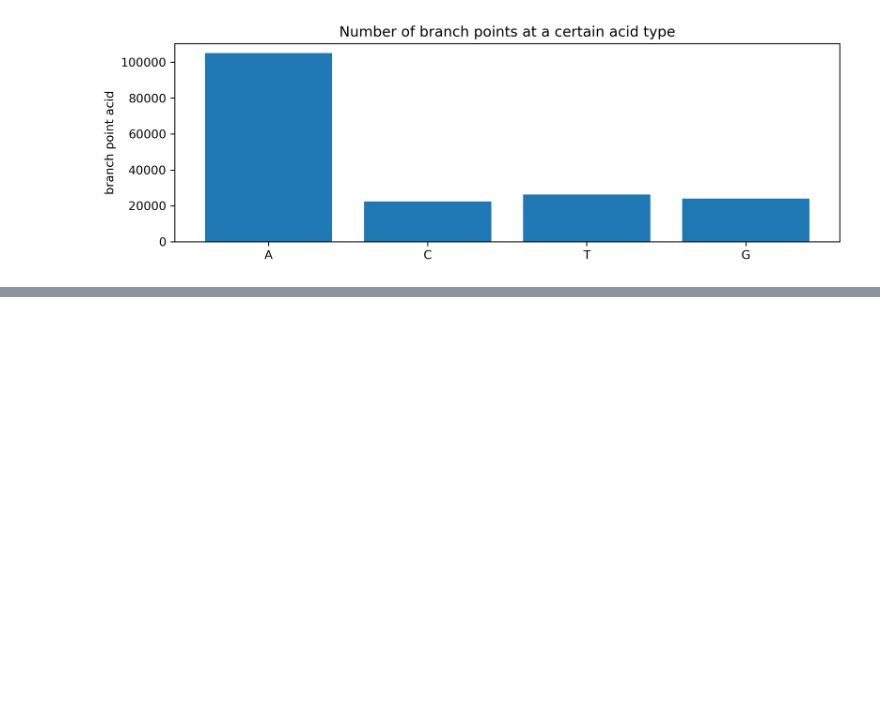
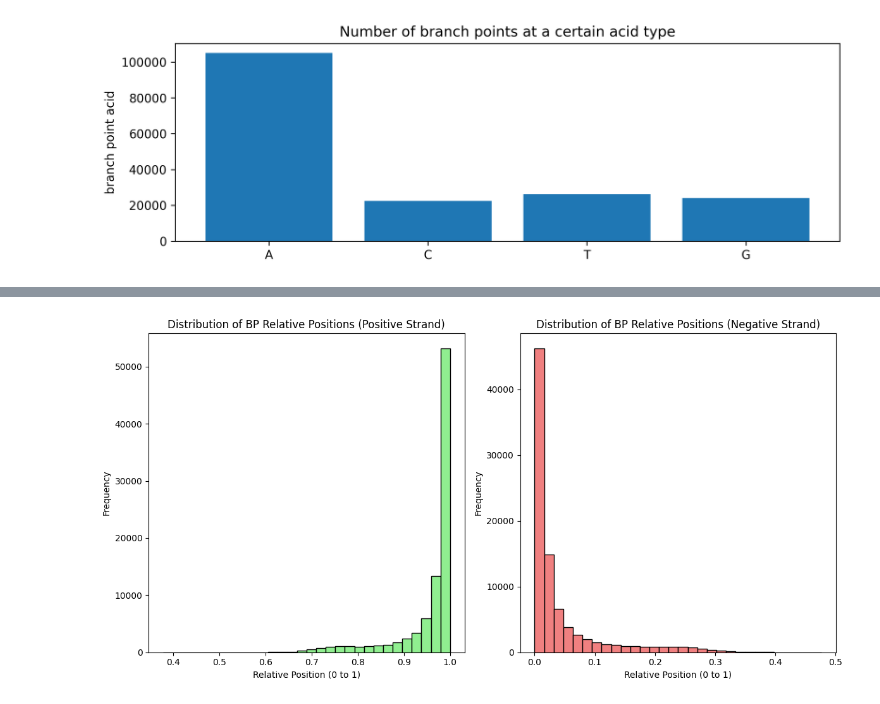
Before and after one commit to AliSaadatV/BP_LM, a Jupyter notebook: Dataexploration.ipynb, the cells around one changed output, grey strips where cells are left out. Saved outputs shown, nothing was run; the diff lists cells and outputs as text; code cells hidden in the pictures; blank space fills up the shorter version.

```diff
--- a/Dataexploration.ipynb
+++ b/Dataexploration.ipynb
@@ -202,0 +248,27 @@ for i in range(len(input_sequences)):
+# %%
+# Filter the DataFrame for positive and zero strands
+positive_strands = df[df['STRAND'] == 1]
+negative_strands = df[df['STRAND'] == 0]
+
+# Plot for positive strands
+plt.figure(figsize=(12, 6))
+
+# Histogram for positive strands
+plt.subplot(1, 2, 1)
+plt.hist(positive_strands['BP_RELATIVE_POSITION'], bins=30, edgecolor='k', color='lightgreen')
+plt.title('Distribution of BP Relative Positions (Positive Strand)')
+plt.xlabel('Relative Position (0 to 1)')
+plt.ylabel('Frequency')
+
+# Histogram for negative strands
+plt.subplot(1, 2, 2)
+plt.hist(negative_strands['BP_RELATIVE_POSITION'], bins=30, edgecolor='k', color='lightcoral')
+plt.title('Distribution of BP Relative Positions (Negative Strand)')
+plt.xlabel('Relative Position (0 to 1)')
+plt.ylabel('Frequency')
+
+# Show the plots
+plt.tight_layout()
+plt.show()
+# %% [output]
+[figure, added]
```
Also changed, not shown: parts of 15 cells of this notebook, 4 other files.
